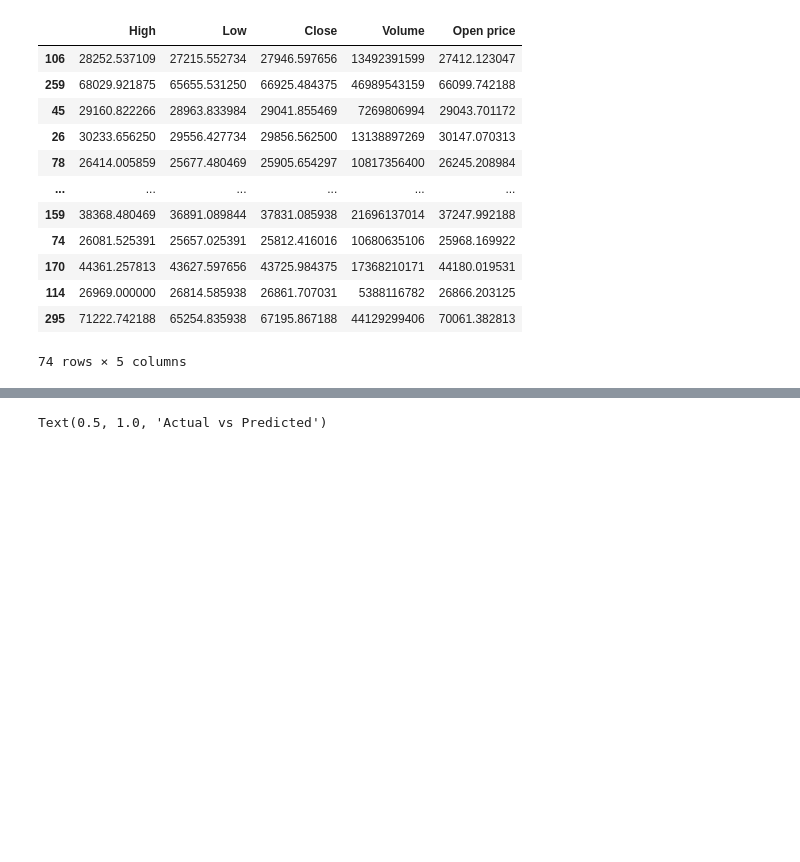
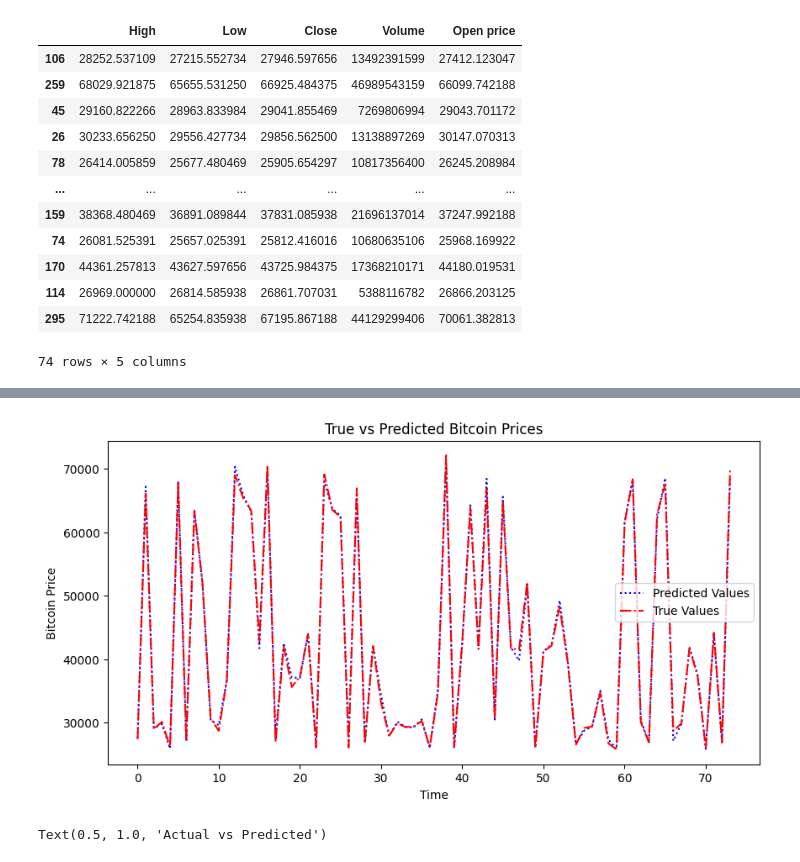
Before and after one commit to samuel2l/ML-projects, a Jupyter notebook: decision trees/bitcoin price predictor/btc_predictor_random_forest.ipynb, the cells around one changed output, grey strips where cells are left out. Saved outputs shown, nothing was run; the diff lists cells and outputs as text; code cells hidden in the pictures; blank space fills up the shorter version.

```diff
--- a/decision trees/bitcoin price predictor/btc_predictor_random_forest.ipynb
+++ b/decision trees/bitcoin price predictor/btc_predictor_random_forest.ipynb
@@ -310,6 +278,18 @@ test_df
 | 114 | 26969.000000 | 26814.585938 | 26861.707031 | 5388116782 | 26866.203125 | 26862.454981 |
 | 295 | 71222.742188 | 65254.835938 | 67195.867188 | 44129299406 | 70061.382813 | 68417.819766 |
 74 rows × 6 columns
+# %%
+
+plt.figure(figsize=(10, 5))
+plt.plot(y_pred, label='Predicted Values',color='blue',linestyle='dotted')
+plt.plot(y_test.values,linestyle='dashdot', label='True Values',color='red')
+plt.xlabel('Time')
+plt.ylabel('Bitcoin Price')
+plt.legend()
+plt.title('True vs Predicted Bitcoin Prices')
+plt.show()
+# %% [output]
+[figure, added]
 # %%
 
 
```
Also changed, not shown: parts of 15 cells of this notebook.
